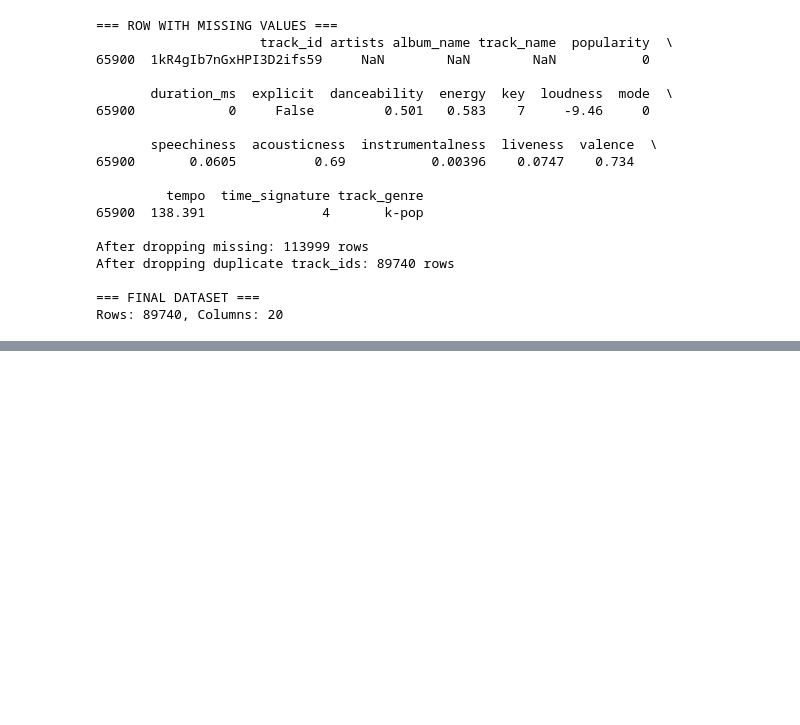
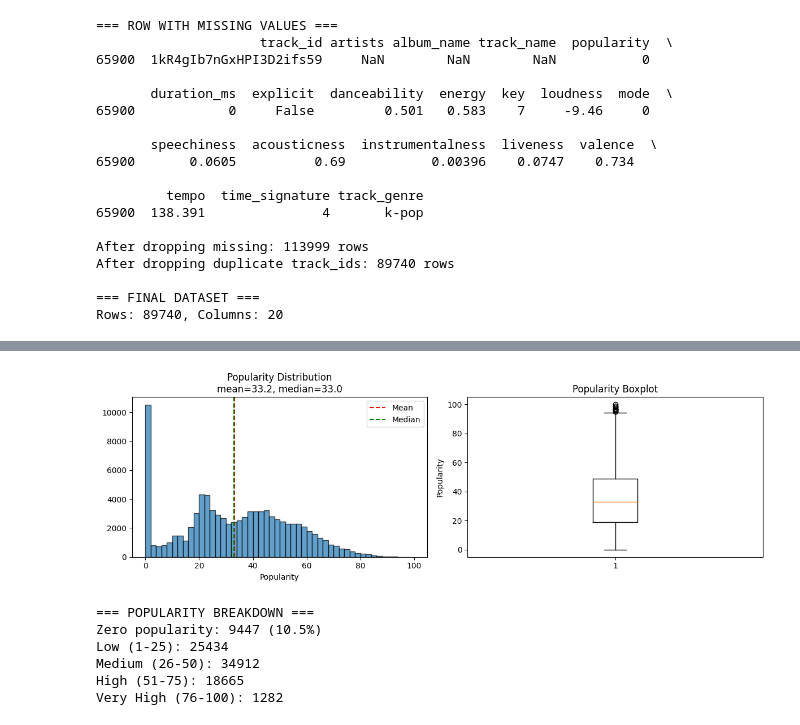
Before and after one commit to ugurcavusoglu/spotify-eda-project, a Jupyter notebook: notebooks/eda_analysis.ipynb, the cells around one changed output, grey strips where cells are left out. Saved outputs shown, nothing was run; the diff lists cells and outputs as text; code cells hidden in the pictures; blank space fills up the shorter version.

```diff
--- a/notebooks/eda_analysis.ipynb
+++ b/notebooks/eda_analysis.ipynb
@@ -113,0 +143,36 @@ Rows: 89740, Columns: 20
+# %%
+# Popularity distribution
+fig, axes = plt.subplots(1, 2, figsize=(12, 4))
+
+# Histogram
+axes[0].hist(df['popularity'], bins=50, edgecolor='black', alpha=0.7)
+axes[0].set_title(f'Popularity Distribution\nmean={df["popularity"].mean():.1f}, median={df["popularity"].median():.1f}')
+axes[0].set_xlabel('Popularity')
+axes[0].axvline(df['popularity'].mean(), color='red', linestyle='--', label='Mean')
+axes[0].axvline(df['popularity'].median(), color='green', linestyle='--', label='Median')
+axes[0].legend()
+
+# Boxplot
+axes[1].boxplot(df['popularity'], vert=True)
+axes[1].set_title('Popularity Boxplot')
+axes[1].set_ylabel('Popularity')
+
+plt.tight_layout()
+plt.savefig('../images/popularity_distribution.png', dpi=150)
+plt.show()
+
+# Popularity categories
+print("=== POPULARITY BREAKDOWN ===")
+print(f"Zero popularity: {(df['popularity'] == 0).sum()} ({(df['popularity'] == 0).mean()*100:.1f}%)")
+print(f"Low (1-25): {((df['popularity'] > 0) & (df['popularity'] <= 25)).sum()}")
+print(f"Medium (26-50): {((df['popularity'] > 25) & (df['popularity'] <= 50)).sum()}")
+print(f"High (51-75): {((df['popularity'] > 50) & (df['popularity'] <= 75)).sum()}")
+print(f"Very High (76-100): {(df['popularity'] > 75).sum()}")
+# %% [output]
+[figure, added]
+=== POPULARITY BREAKDOWN ===
+Zero popularity: 9447 (10.5%)
+Low (1-25): 25434
+Medium (26-50): 34912
+High (51-75): 18665
+Very High (76-100): 1282
```
Also changed, not shown: parts of 5 cells of this notebook, 5 other files.
